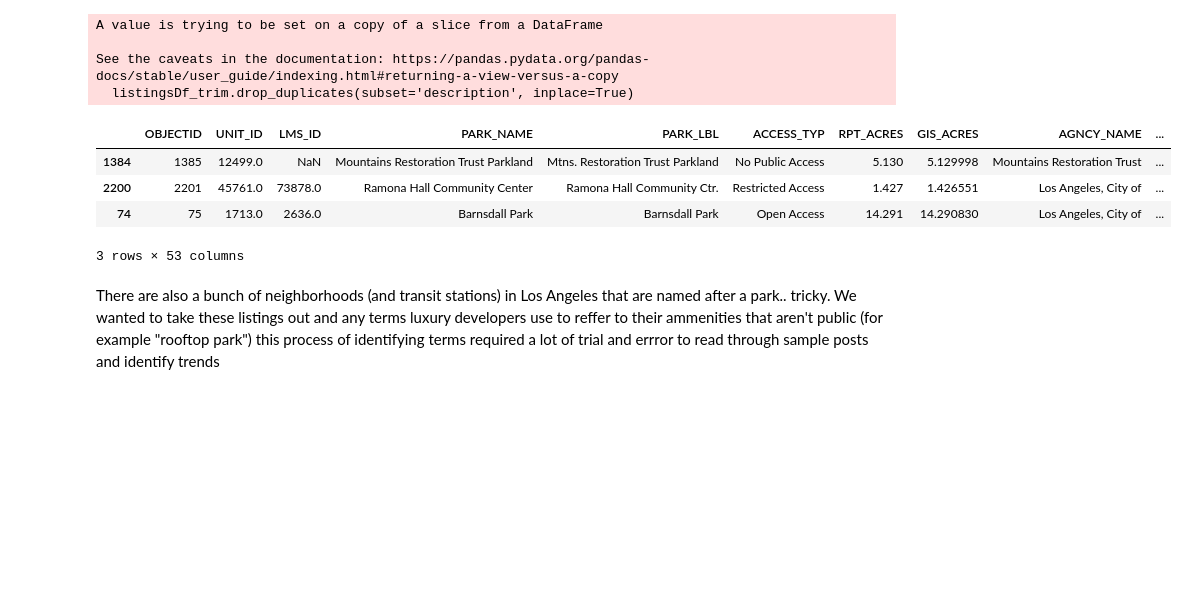
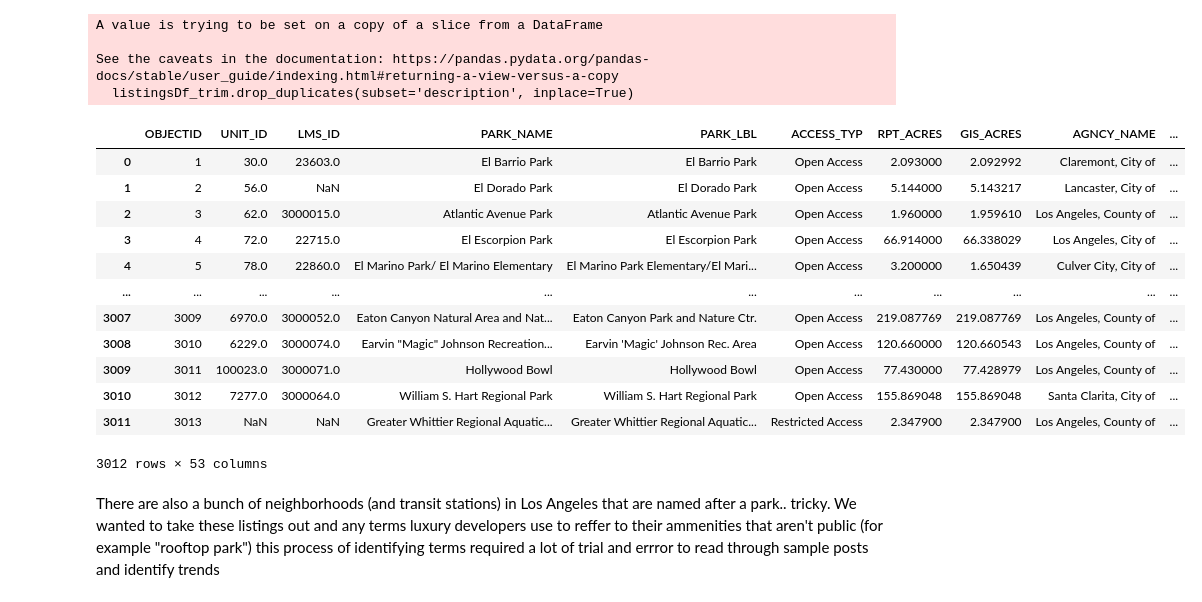
Before and after one commit to zotheo/uds_parks, a Jupyter notebook: Sorting.ipynb, the cells around one changed output. Drawn from its saved outputs; the diff is of its cells as text; code cells hidden in the pictures; blank space fills up the shorter version.

```diff
--- a/Sorting.ipynb
+++ b/Sorting.ipynb
@@ -196,14 +196,22 @@ See the caveats in the documentation: https://pandas.pydata.org/pandas-docs/stab
 # %%
 import geopandas as gpd
 
 parks = gpd.read_file('county_parks.geojson')
-parks.sample(3)
+parks
 # %% [output]
 |  | OBJECTID | UNIT_ID | LMS_ID | PARK_NAME | PARK_LBL | ACCESS_TYP | RPT_ACRES | GIS_ACRES | AGNCY_NAME | ... |
-| 1384 | 1385 | 12499.0 | NaN | Mountains Restoration Trust Parkland | Mtns. Restoration Trust Parkland | No Public Access | 5.130 | 5.129998 | Mountains Restoration Trust | ... |
-| 2200 | 2201 | 45761.0 | 73878.0 | Ramona Hall Community Center | Ramona Hall Community Ctr. | Restricted Access | 1.427 | 1.426551 | Los Angeles, City of | ... |
-| 74 | 75 | 1713.0 | 2636.0 | Barnsdall Park | Barnsdall Park | Open Access | 14.291 | 14.290830 | Los Angeles, City of | ... |
+| 0 | 1 | 30.0 | 23603.0 | El Barrio Park | El Barrio Park | Open Access | 2.093000 | 2.092992 | Claremont, City of | ... |
+| 1 | 2 | 56.0 | NaN | El Dorado Park | El Dorado Park | Open Access | 5.144000 | 5.143217 | Lancaster, City of | ... |
+| 2 | 3 | 62.0 | 3000015.0 | Atlantic Avenue Park | Atlantic Avenue Park | Open Access | 1.960000 | 1.959610 | Los Angeles, County of | ... |
+| 3 | 4 | 72.0 | 22715.0 | El Escorpion Park | El Escorpion Park | Open Access | 66.914000 | 66.338029 | Los Angeles, City of | ... |
+| 4 | 5 | 78.0 | 22860.0 | El Marino Park/ El Marino Elementary | El Marino Park Elementary/El Mari... | Open Access | 3.200000 | 1.650439 | Culver City, City of | ... |
+| ... | ... | ... | ... | ... | ... | ... | ... | ... | ... | ... |
+| 3007 | 3009 | 6970.0 | 3000052.0 | Eaton Canyon Natural Area and Nat... | Eaton Canyon Park and Nature Ctr. | Open Access | 219.087769 | 219.087769 | Los Angeles, County of | ... |
+| 3008 | 3010 | 6229.0 | 3000074.0 | Earvin "Magic" Johnson Recreation... | Earvin 'Magic' Johnson Rec. Area | Open Access | 120.660000 | 120.660543 | Los Angeles, County of | ... |
+| 3009 | 3011 | 100023.0 | 3000071.0 | Hollywood Bowl | Hollywood Bowl | Open Access | 77.430000 | 77.428979 | Los Angeles, County of | ... |
+| 3010 | 3012 | 7277.0 | 3000064.0 | William S. Hart Regional Park | William S. Hart Regional Park | Open Access | 155.869048 | 155.869048 | Santa Clarita, City of | ... |
+| 3011 | 3013 | NaN | NaN | Greater Whittier Regional Aquatic... | Greater Whittier Regional Aquatic... | Restricted Access | 2.347900 | 2.347900 | Los Angeles, County of | ... |
-3 rows × 53 columns
+3012 rows × 53 columns
 # %% [markdown]
 There are also a bunch of neighborhoods (and transit stations) in Los Angeles that are named after a park.. tricky. We wanted to take these listings out and any terms luxury developers use to reffer to their ammenities that aren't public (for example "rooftop park") this process of identifying terms required a lot of trial and errror to read through sample posts and identify trends
 # %%
```
Also changed, not shown: parts of 3 cells of this notebook.
